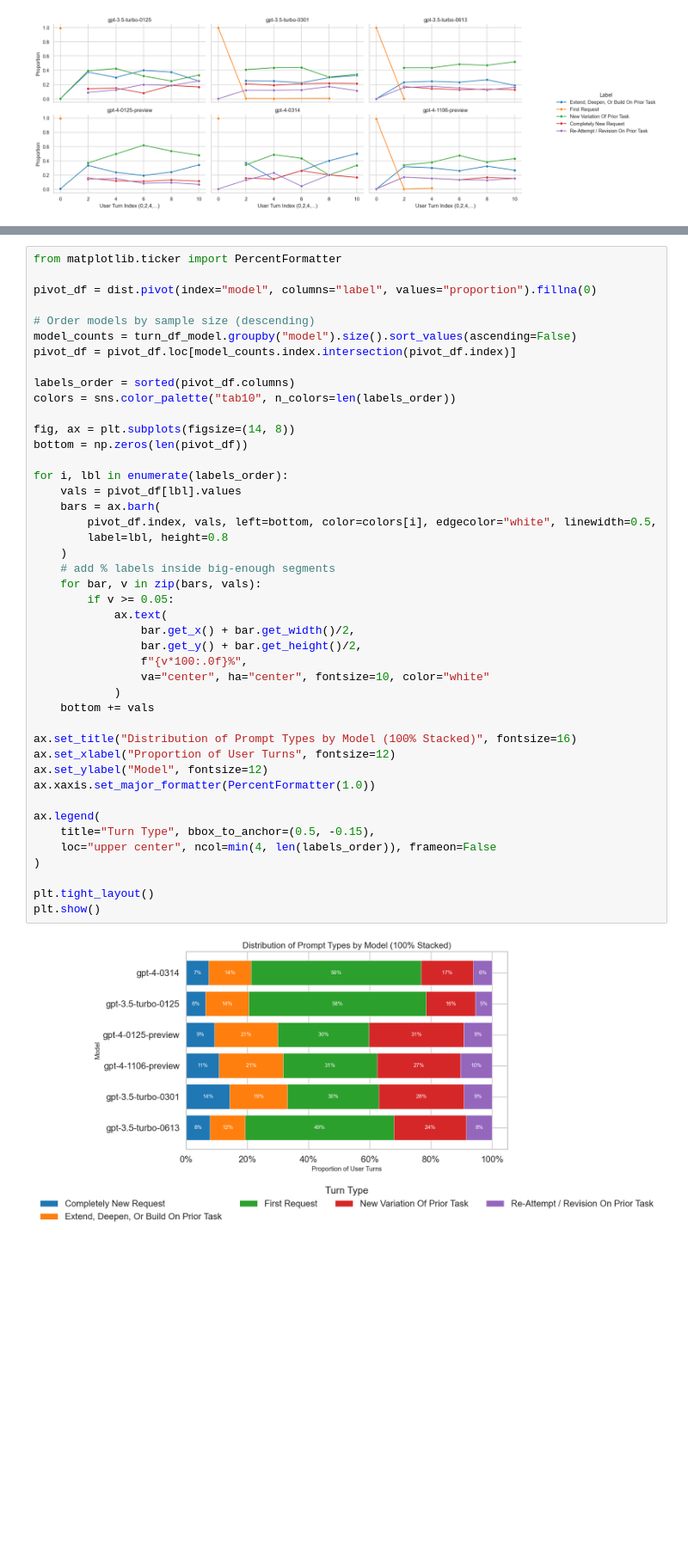
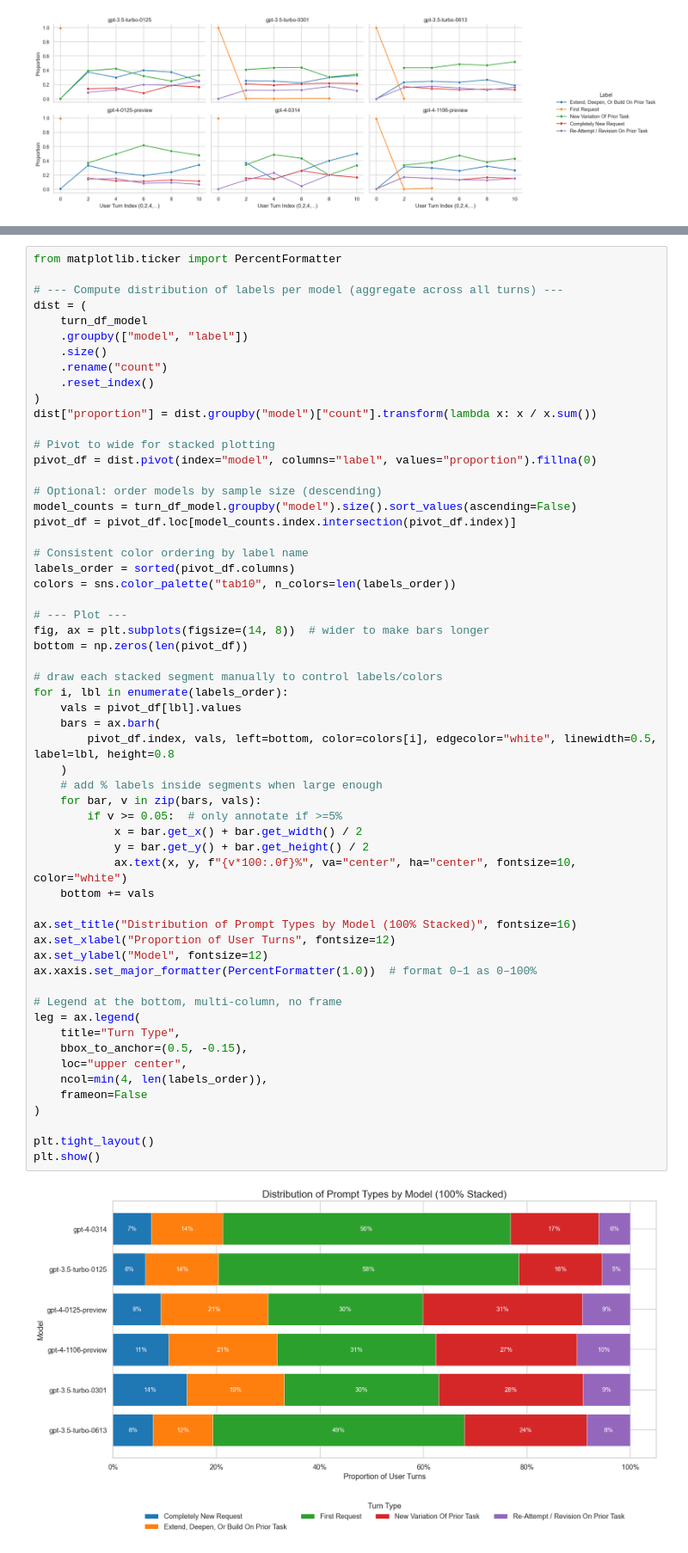
Before and after one commit to shayne-longpre/naturalistic-ai, a Jupyter notebook: notebooks/multiturn-analysis.ipynb, the cells around one changed output, grey strips where cells are left out. Shown at 86% size. Drawn from its saved outputs; the diff is of its cells as text; blank space fills up the shorter version.

```diff
--- a/notebooks/multiturn-analysis.ipynb
+++ b/notebooks/multiturn-analysis.ipynb
@@ -709,46 +709,60 @@ for m in models:
 # %%
 from matplotlib.ticker import PercentFormatter
 
+# --- Compute distribution of labels per model (aggregate across all turns) ---
+dist = (
+    turn_df_model
+    .groupby(["model", "label"])
+    .size()
+    .rename("count")
+    .reset_index()
+)
+dist["proportion"] = dist.groupby("model")["count"].transform(lambda x: x / x.sum())
+
+# Pivot to wide for stacked plotting
 pivot_df = dist.pivot(index="model", columns="label", values="proportion").fillna(0)
 
-# Order models by sample size (descending)
+# Optional: order models by sample size (descending)
 model_counts = turn_df_model.groupby("model").size().sort_values(ascending=False)
 pivot_df = pivot_df.loc[model_counts.index.intersection(pivot_df.index)]
 
+# Consistent color ordering by label name
 labels_order = sorted(pivot_df.columns)
 colors = sns.color_palette("tab10", n_colors=len(labels_order))
 
-fig, ax = plt.subplots(figsize=(14, 8))
+# --- Plot ---
+fig, ax = plt.subplots(figsize=(14, 8))  # wider to make bars longer
 bottom = np.zeros(len(pivot_df))
 
+# draw each stacked segment manually to control labels/colors
 for i, lbl in enumerate(labels_order):
     vals = pivot_df[lbl].values
     bars = ax.barh(
-        pivot_df.index, vals, left=bottom, color=colors[i], edgecolor="white", linewidth=0.5,
-        label=lbl, height=0.8
+        pivot_df.index, vals, left=bottom, color=colors[i], edgecolor="white", linewidth=0.5, label=lbl, height=0.8
     )
-    # add % labels inside big-enough segments
+    # add % labels inside segments when large enough
     for bar, v in zip(bars, vals):
-        if v >= 0.05:
-            ax.text(
-                bar.get_x() + bar.get_width()/2,
-                bar.get_y() + bar.get_height()/2,
-                f"{v*100:.0f}%",
-                va="center", ha="center", fontsize=10, color="white"
-            )
+        if v >= 0.05:  # only annotate if >=5%
+            x = bar.get_x() + bar.get_width() / 2
+            y = bar.get_y() + bar.get_height() / 2
+            ax.text(x, y, f"{v*100:.0f}%", va="center", ha="center", fontsize=10, color="white")
     bottom += vals
 
 ax.set_title("Distribution of Prompt Types by Model (100% Stacked)", fontsize=16)
 ax.set_xlabel("Proportion of User Turns", fontsize=12)
 ax.set_ylabel("Model", fontsize=12)
-ax.xaxis.set_major_formatter(PercentFormatter(1.0))
+ax.xaxis.set_major_formatter(PercentFormatter(1.0))  # format 0–1 as 0–100%
 
-ax.legend(
-    title="Turn Type", bbox_to_anchor=(0.5, -0.15),
-    loc="upper center", ncol=min(4, len(labels_order)), frameon=False
+# Legend at the bottom, multi-column, no frame
+leg = ax.legend(
+    title="Turn Type",
+    bbox_to_anchor=(0.5, -0.15),
+    loc="upper center",
+    ncol=min(4, len(labels_order)),
+    frameon=False
 )
 
 plt.tight_layout()
 plt.show()
 # %% [output]
-[figure, old version]
+[figure, new version]
```
Also changed, not shown: parts of 1 cell of this notebook, 9 other files.
